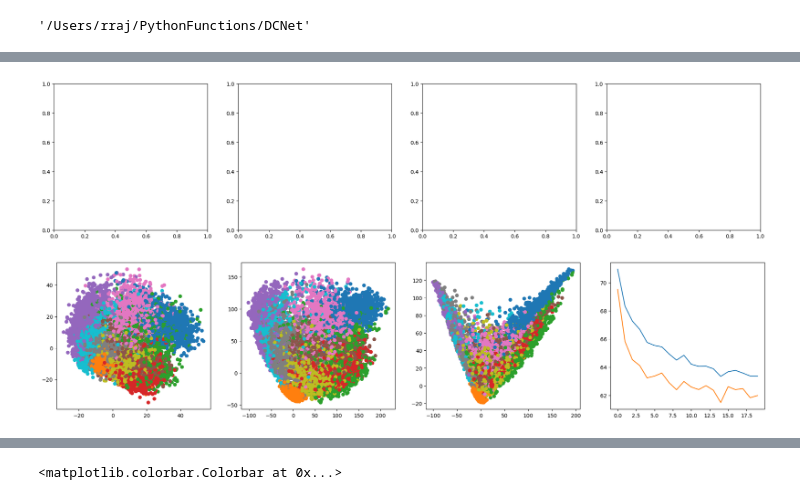
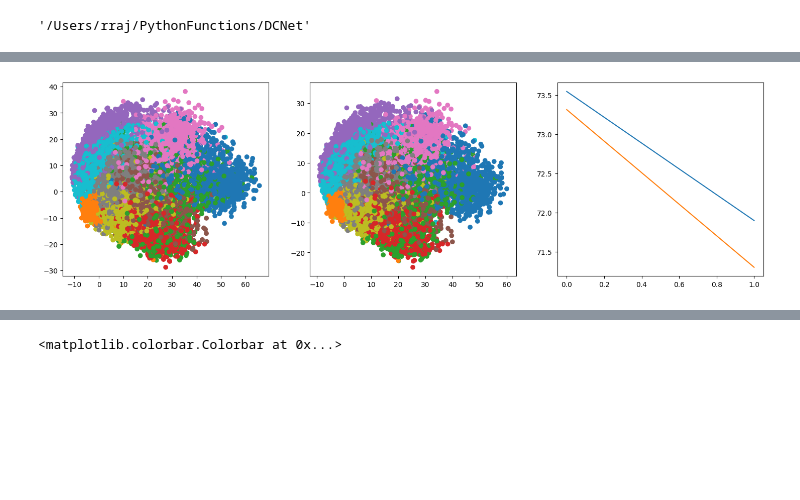
Before and after one commit to wormLove/DCNet, a Jupyter notebook: SiameseMNIST.ipynb, the cells around one changed output, grey strips where cells are left out. Saved outputs shown, nothing was run; the diff lists cells and outputs as text; code cells hidden in the pictures; blank space fills up the shorter version.

Commit message:
testing

```diff
--- a/SiameseMNIST.ipynb
+++ b/SiameseMNIST.ipynb
@@ -136,12 +149,12 @@ layer_dims = {6: 400, 7: 120, 9: 84, 11: 10}
 activations = {layer: torch.empty(0) for layer in monitored_layers}
 targets = []
 
-test_loader = DataLoader(mnist_test_data, shuffle=True)
-embeddings = ActivationExtractor(model, layers=monitored_layers)
+test_loader = DataLoader(mnist_test_data)
+embeddings = Embeddings(model, layers=monitored_layers)
 
 with torch.no_grad():
     for input, target in tqdm(test_loader, total=len(test_loader)):
         input = input.to(device)
         targets.append(target.item())
-        for layer in monitored_layers:
-            activations[layer] = torch.cat((activations[layer], embeddings(input)[layer]), dim=0)
+        for idx, layer in enumerate(monitored_layers):
+            activations[layer] = torch.cat((activations[layer], embeddings(input)[idx]), dim=0)
@@ -165,6 +176,7 @@ for idx, layer in enumerate(monitored_layers):
 from matplotlib import pyplot as plt
 from sklearn.decomposition import PCA
 from IPython.display import clear_output, display
+from typing import Dict
 
 
 class ProjectionPlotter:
@@ -176,7 +188,8 @@ class ProjectionPlotter:
         self._initialize_fig()
 
 
-    def __call__(self, activations: torch.Tensor, targets: List[int], loss: int):
+
+    def __call__(self, activations: Dict, targets: List[int], loss: int):
         assert len(activations) == self.nplots - 1
         assert len(targets) == activations[0].shape[0]
         self.loss.append(loss)
@@ -211,5 +224,6 @@ class ProjectionPlotter:
         self.fig = plt.figure(figsize=(6*self.layout[1],5*self.layout[0]))
         for i in range(1, self.nplots+1):
             vars(self)['ax'+str(i)] = self.fig.add_subplot(*self.layout, i)
+        plt.close(self.fig)
 # %%
 import transformations
@@ -225,17 +239,15 @@ nepochs = 20
 nbatches = 100
 batch_size = 64
 
-lr = 0.1
+lr = 0.01
 margin = 1.0
 # %%
 # for training
 adaptation_layer1 = AdaptationModule(layer_dim, IdentityInitializer(), lr=lr, margin=margin)
 adaptation_layer2 = AdaptationModule(layer_dim, IdentityInitializer(), lr=lr, margin=margin)
 triplet_loader = TripletLoader(mnist_data, transforms=Unsqueeze())
-# %% [output]
-[figure, removed]
 # %%
 # for testing
-from testing import ModuleTester
-plotter = ProjectionPlotter(4)
-#tester = ModuleTester(mnist_test_data, transforms=embedding)
+from testing import TestModule
+plotter = ProjectionPlotter(3)
+test_module = TestModule()
@@ -255,19 +254,20 @@ def test_layers(test_inputs, layers):
 # %%
 #training loop
+embeddings = Embeddings(model, layers=[layer])
 for epoch in range(nepochs):
     batch_loss1, batch_loss2 = 0, 0
     for batches in tqdm(range(nbatches), desc=f"Epoch:{epoch+1}/{nepochs}"):
         for x in triplet_loader(batch_size):
-            x = embeddings(x)[layer]
+            x = embeddings(x)
             x = adaptation_layer1(x)
             x = adaptation_layer2(x)
 
         batch_loss1 += adaptation_layer1.loss/batch_size
         batch_loss2 += adaptation_layer2.loss/batch_size
 
         adaptation_layer1.organize()
         adaptation_layer2.organize()
-    test_outputs = test_layers(activations[layer], [adaptation_layer1, adaptation_layer2])
+    test_outputs, targets = test_module([adaptation_layer1, adaptation_layer2], test_dataset=mnist_test_data, input_transforms=embeddings)
     plotter(test_outputs, targets, [batch_loss1, batch_loss2])
 # %% [output]
-[figure, old version]
+[figure, new version]
```
Also changed, not shown: parts of 13 cells of this notebook, 1 other file.
